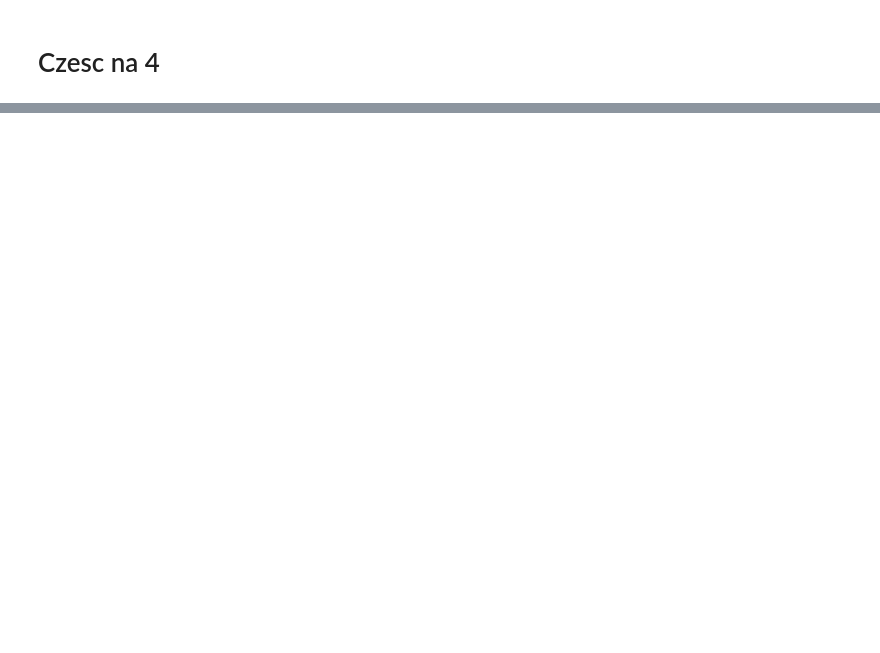
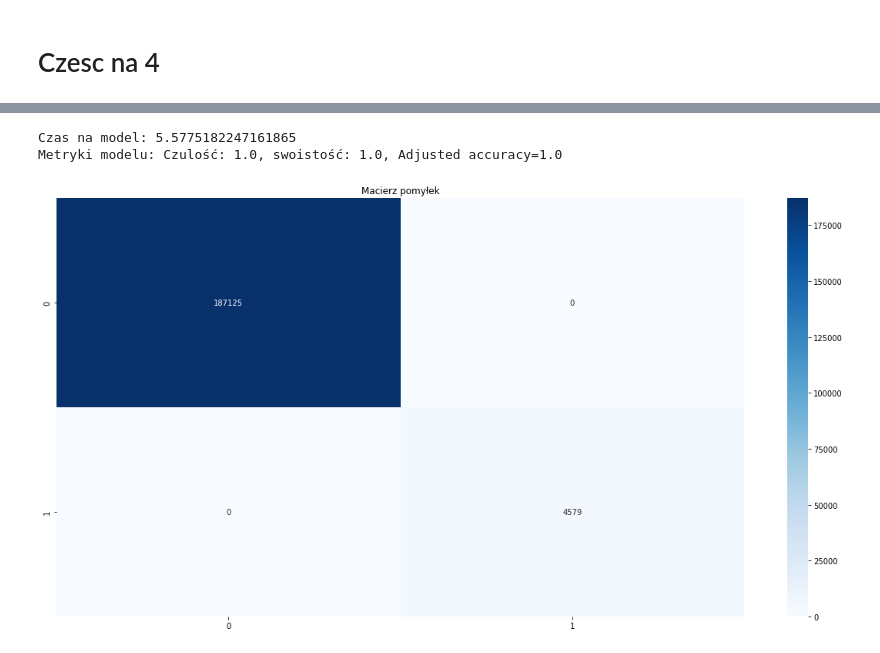
Before and after one commit to DonChaka/PUM, a Jupyter notebook: 6.LasLosowy/6.LasLosowy.ipynb, the cells around one changed output, grey strips where cells are left out. Saved outputs shown, nothing was run; the diff lists cells and outputs as text; code cells hidden in the pictures; blank space fills up the shorter version.

```diff
--- a/6.LasLosowy/6.LasLosowy.ipynb
+++ b/6.LasLosowy/6.LasLosowy.ipynb
@@ -471,0 +519,9 @@ best_model = grid_searcher.best_estimator_
+# %%
+nasaDF = nasaDF.drop('orbit_id', axis=1)
+# %%
+encoder = OneHotEncoder()
+encoded = pd.DataFrame(encoder.fit_transform(nasaDF[['class']]).toarray())
+nasaDF = nasaDF.join(encoded)
+
+
+nasaDF.drop(['class'], axis=1, inplace=True)
@@ -472,3 +550,19 @@ best_model = grid_searcher.best_estimator_
+# %%
+neo_y = pd.to_numeric(nasaDF.dropna(subset=['neo'])['neo'].reset_index(drop=True))
+pha_y = pd.to_numeric(nasaDF.dropna(subset=['pha'])['pha'].reset_index(drop=True))
+
+for column in nasaDF.columns:
+    nasaDF[column] = pd.to_numeric(nasaDF[column])
+
+neo_x = nasaDF.dropna(subset=['neo']).drop(['neo', 'pha'], axis=1).reset_index(drop=True)
+pha_x = nasaDF.dropna(subset=['pha']).drop(['neo', 'pha'], axis=1).reset_index(drop=True)
+# %%
+neoData = PUMData((neo_x.to_numpy(), neo_y.to_numpy().astype(int)))
+neoData.winsorize()
+neoData.normalize()
+phaData = PUMData((pha_x.to_numpy(), pha_y.to_numpy().astype(int)))
+phaData.winsorize()
+phaData.normalize()
 # %%
 def evaluate_mulit_feature_model(model, data, cm_labels=[0, 1]):
     y_predicted = model.predict(data.x_test)
@@ -494,0 +580,10 @@ evaluate_mulit_feature_model(best_model, htru_data)
+# %%
+start = time()
+forest = RandomForestClassifier(random_state=random_state, n_jobs=6)
+forest.fit(neoData.small_x_train, neoData.small_y_train)
+print(f'Czas na model: {time() - start}')
+evaluate_mulit_feature_model(forest, neoData)
+# %% [output]
+Czas na model: 5.5775182247161865
+Metryki modelu: Czulość: 1.0, swoistość: 1.0, Adjusted accuracy=1.0
+[figure, added]
```
Also changed, not shown: parts of 44 cells of this notebook, 2 other files.
